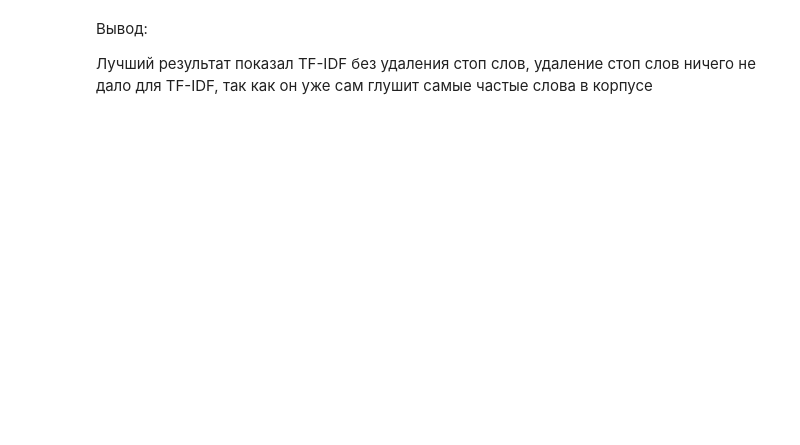
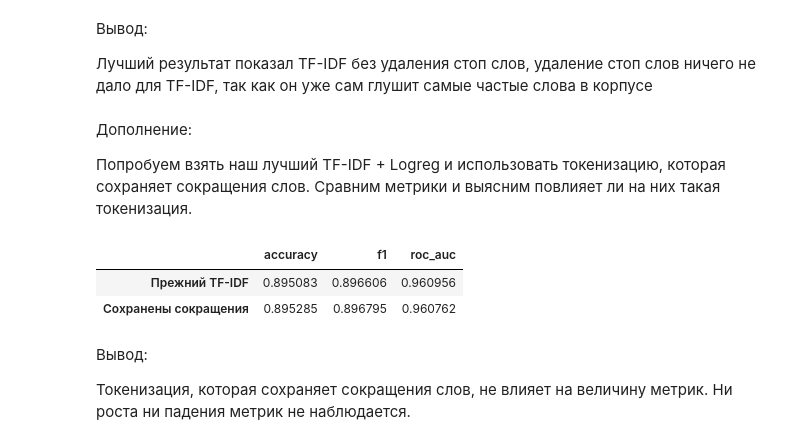
Before and after one commit to bagauovkarim/NLP_classification, a Jupyter notebook: baseline.ipynb, the cells around one changed output. Cells and saved outputs as stored; diff of their text form; code cells hidden in the pictures; blank space fills up the shorter version.

```diff
--- a/baseline.ipynb
+++ b/baseline.ipynb
@@ -286,3 +285,30 @@ plot_metrics_with_time(delta)
 Вывод:
 
 Лучший результат показал TF-IDF без удаления стоп слов, удаление стоп слов ничего не дало для TF-IDF, так как он уже сам глушит самые частые слова в корпусе
+# %% [markdown]
+Дополнение:
+
+Попробуем взять наш лучший TF-IDF + Logreg и использовать токенизацию, которая сохраняет сокращения слов. Сравним метрики и выясним повлияет ли на них такая токенизация.
+# %%
+# Создаем пайплайн для TF-IDF векторизации
+TFIDF_vectorizer_preprocessor_new = Pipeline([
+    ('vectorizer', TfidfVectorizer(
+        dtype=np.float32, token_pattern=r"(?u)\b(?:\w+(?:['’]\w+)+|\w{2,})\b")) # Преобразуем int в float , чтобы бустинг не падал
+])
+# %%
+TFIDF_vectorizer_metrics_new = evaluate_models_cv(
+    [models[1]], X, y, TFIDF_vectorizer_preprocessor_new, cv, scoring
+)
+
+display(pd.DataFrame({
+    "Прежний TF-IDF": TFIDF_vectorizer_metrics.loc["LogisticRegression", scoring],
+    "Сохранены сокращения": TFIDF_vectorizer_metrics_new.loc["LogisticRegression", scoring],
+}).T)
+# %% [output]
+|  | accuracy | f1 | roc_auc |
+| Прежний TF-IDF | 0.895083 | 0.896606 | 0.960956 |
+| Сохранены сокращения | 0.895285 | 0.896795 | 0.960762 |
+# %% [markdown]
+Вывод:
+
+Токенизация, которая сохраняет сокращения слов, не влияет на величину метрик. Ни роста ни падения метрик не наблюдается.
```
Also changed, not shown: parts of 10 cells of this notebook, 3 other files.
